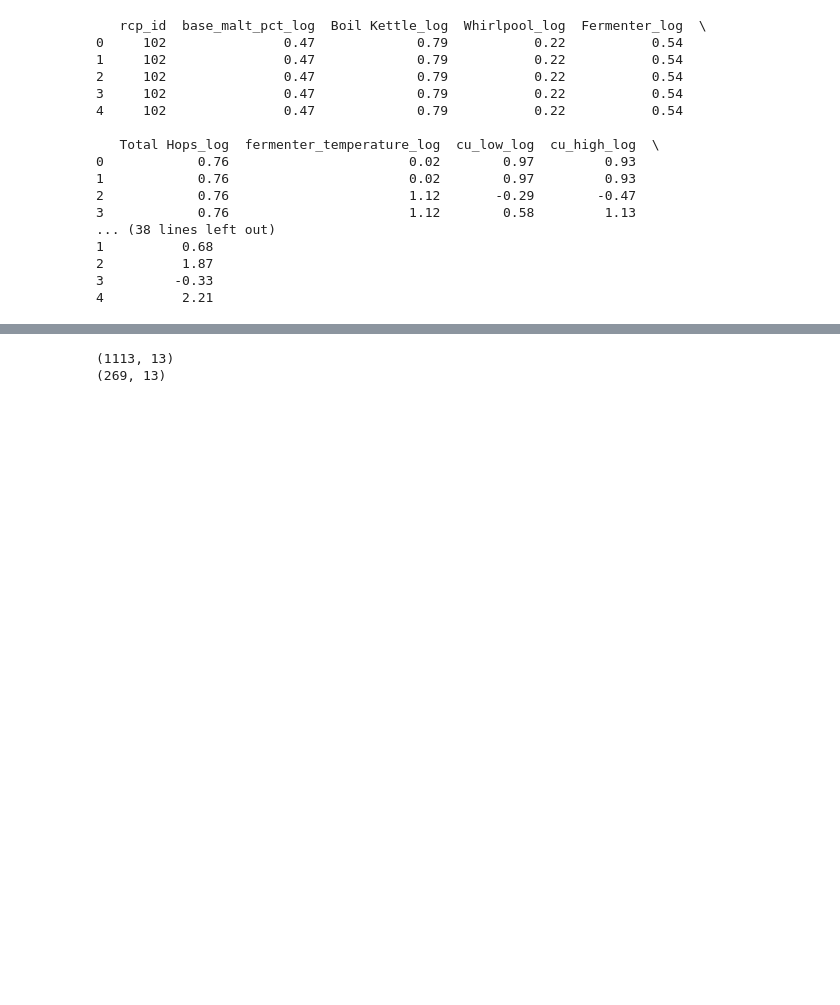
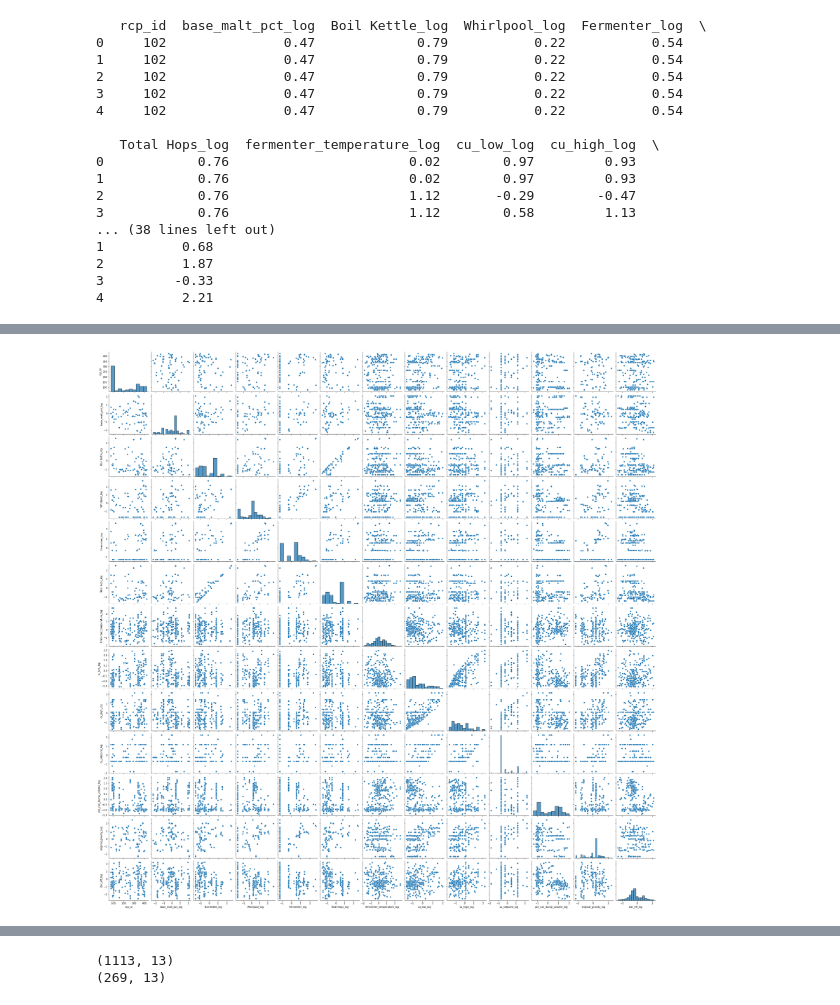
Before and after one commit to trentleslie/springboard_capstone_two, a Jupyter notebook: notebooks/3_preprocessing_and_training.ipynb, the cells around one changed output, grey strips where cells are left out. Drawn from its saved outputs; the diff is of its cells as text; code cells hidden in the pictures; blank space fills up the shorter version.

```diff
--- a/notebooks/3_preprocessing_and_training.ipynb
+++ b/notebooks/3_preprocessing_and_training.ipynb
@@ -59,0 +67,6 @@ recipe_data_dropna = recipe_data.dropna()
+# %%
+#Create a pairplot for all numeric variables in batch data
+sns.pairplot(batch_data_dropna,  palette='Set1')
+plt.show()
+# %% [output]
+[figure, added]
```
Also changed, not shown: parts of 39 cells of this notebook, 8 other files.
